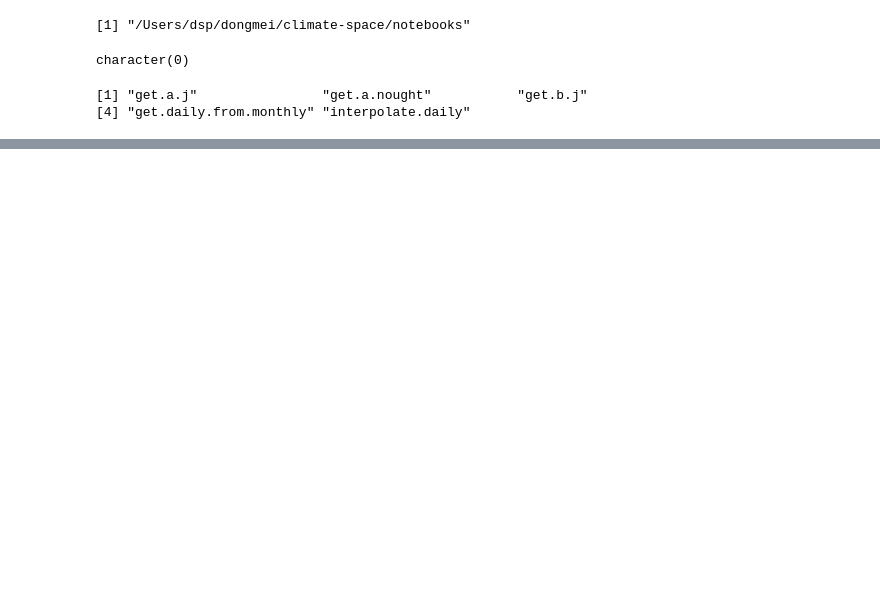
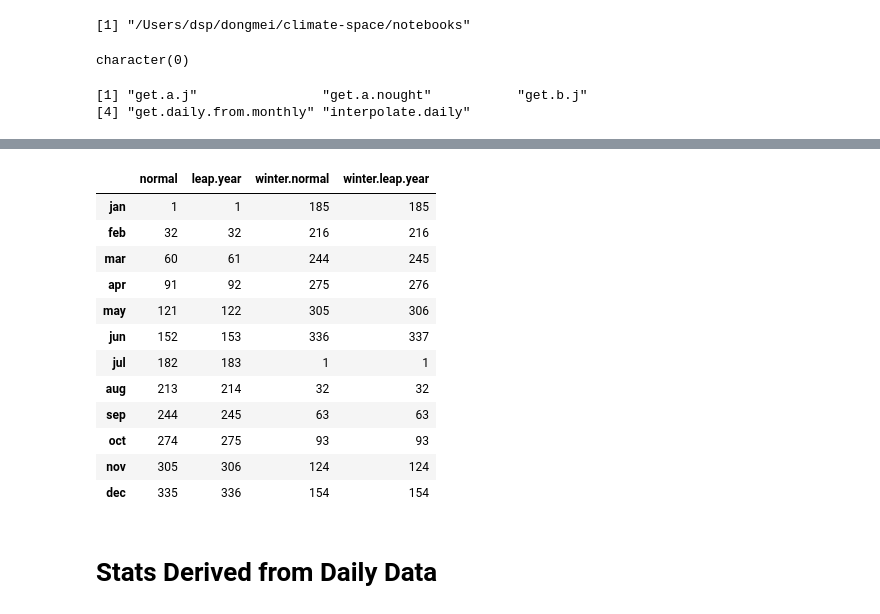
Before and after one commit to dongmeic/climate-space, a Jupyter notebook: notebooks/getDailyData.R.ipynb, the cells around one changed output, grey strips where cells are left out. Saved outputs shown, nothing was run; the diff lists cells and outputs as text; code cells hidden in the pictures; blank space fills up the shorter version.

```diff
--- a/notebooks/getDailyData.R.ipynb
+++ b/notebooks/getDailyData.R.ipynb
@@ -14,0 +40,44 @@ ls()
+# %%
+get.month.start <- function(leap.year=F) {
+  jan <- 1
+  feb <- jan + 31
+  mar <- ifelse(leap.year, feb + 29, feb + 28)
+  apr <- mar + 31
+  may <- apr + 30
+  jun <- may + 31
+  jul <- jun + 30
+  aug <- jul + 31
+  sep <- aug + 31
+  oct <- sep + 30
+  nov <- oct + 31
+  dec <- nov + 30
+  c(jan=jan, feb=feb, mar=mar, apr=apr, may=may, jun=jun, jul=jul, aug=aug,
+    sep=sep, oct=oct, nov=nov, dec=dec)
+}
+# %%
+month.start <- get.month.start()
+month.start.ly <- get.month.start(leap.year=T)
+winter.offset <- (month.start - 181) %% 365
+winter.offset.ly <- (month.start.ly - 182) %% 366
+month.starts <- cbind(normal=month.start,
+                      leap.year=month.start.ly,
+                      winter.normal=winter.offset,
+                      winter.leap.year=winter.offset.ly)
+
+month.starts
+# %% [output]
+|  | normal | leap.year | winter.normal | winter.leap.year |
+| jan | 1 | 1 | 185 | 185 |
+| feb | 32 | 32 | 216 | 216 |
+| mar | 60 | 61 | 244 | 245 |
+| apr | 91 | 92 | 275 | 276 |
+| may | 121 | 122 | 305 | 306 |
+| jun | 152 | 153 | 336 | 337 |
+| jul | 182 | 183 | 1 | 1 |
+| aug | 213 | 214 | 32 | 32 |
+| sep | 244 | 245 | 63 | 63 |
+| oct | 274 | 275 | 93 | 93 |
+| nov | 305 | 306 | 124 | 124 |
+| dec | 335 | 336 | 154 | 154 |
+# %% [markdown]
+# Stats Derived from Daily Data
```
Also changed, not shown: parts of 12 cells of this notebook, 1 other file.
